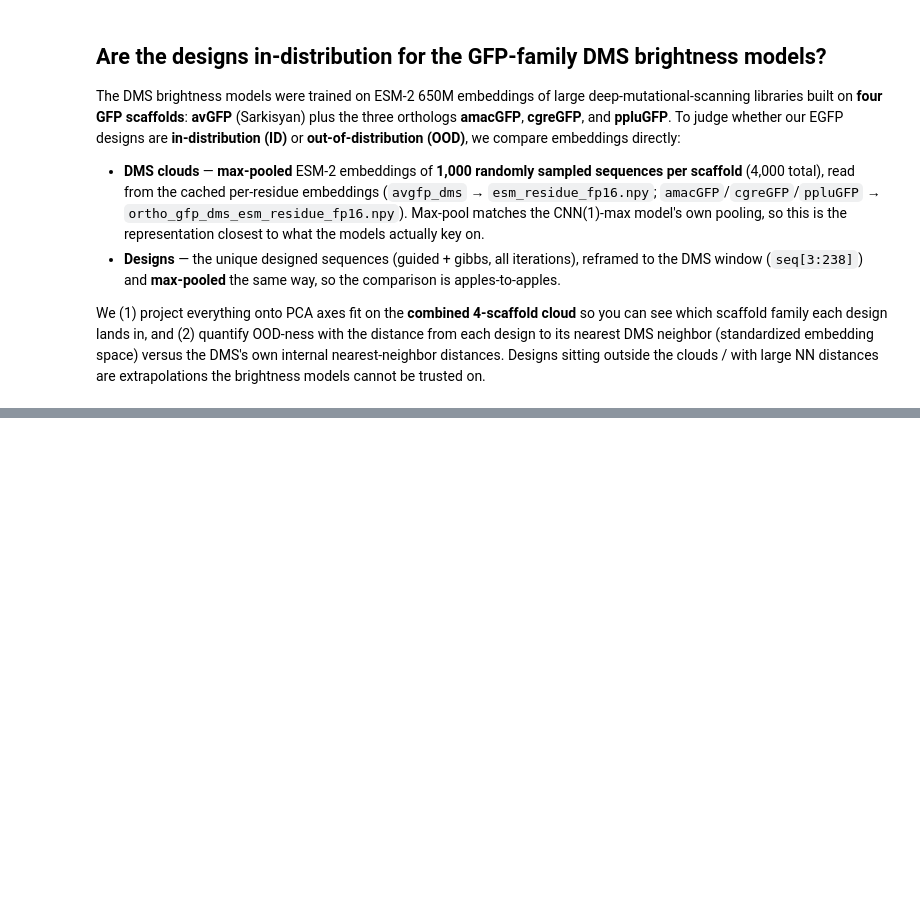
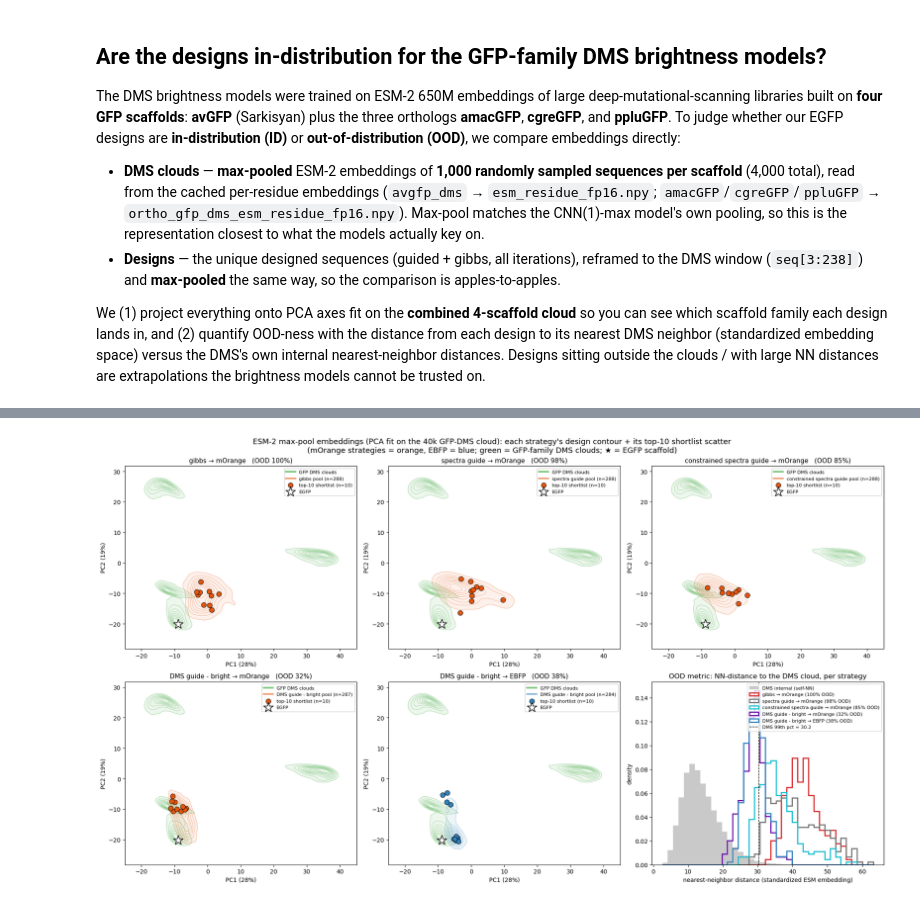
Before and after one commit to Arcadia-Science/FPguide, a Jupyter notebook: design-campaign-EGFP/visualize_campaign.ipynb, the cells around one changed output, grey strips where cells are left out. Drawn from its saved outputs; the diff is of its cells as text; code cells hidden in the pictures; blank space fills up the shorter version.

```diff
--- a/design-campaign-EGFP/visualize_campaign.ipynb
+++ b/design-campaign-EGFP/visualize_campaign.ipynb
@@ -633,0 +489,77 @@ saved figures/campaign_dms_ood_4scaffold.png
+# %%
+# ---- Per-strategy in-distribution panels (6 plots in one 2x3 figure):
+#      panels 1-5 = one strategy each -> the 4 GFP-DMS clouds (green KDE) as shared background + that
+#      strategy's FULL design pool as a KDE contour + its TOP-10 shortlist designs as a scatter, all
+#      coloured by TARGET (mOrange = orange, EBFP = blue). panel 6 = the OOD metric: nearest-neighbour
+#      distance distribution for EACH strategy (distinct colours so the 5 are distinguishable) vs the
+#      DMS internal self-NN. Reuses P_dms, P_fp, P_egfp, scaf_lab, SCAFFOLDS, SCAF_COLORS, kde_contours,
+#      mu, sd, pca, nn, p99, d_dms, max_embed, GIBBS, DESIGNS, FIGDIR from the cells above.
+CAMP = DESIGNS.parent.parent
+SL = CAMP / "shortlists"
+ORANGE, BLUE = "#e6550d", "#3182bd"
+B60 = CAMP / "brightness-guided" / "guided_design" / "designs_lam-bright60_lam-edit10"
+CONS = CAMP / "guided-design-constraint" / "designs_lam-edit10"
+CASES = [   # (label, target, full-pool csv, shortlist xlsx, target-colour, hist-colour)
+    ("gibbs",                     "mOrange", GIBBS / "design_EGFP.csv",          "shortlist_mOrange_gibbs.xlsx",                      ORANGE, "#d62728"),
+    ("spectra guide",             "mOrange", DESIGNS / "design_EGFP-mOrange.csv", "shortlist_mOrange_spectra-guide.xlsx",             ORANGE, "0.45"),
+    ("constrained spectra guide", "mOrange", CONS / "design_EGFP-mOrange.csv",    "shortlist_mOrange_constrained-spectra-guide.xlsx", ORANGE, "#17becf"),
+    ("DMS guide - bright",        "mOrange", B60 / "design_EGFP-mOrange.csv",     "shortlist_mOrange_DMS-guide.xlsx",                 ORANGE, "#6a0dad"),
+    ("DMS guide - bright",        "EBFP",    B60 / "design_EGFP-EBFP.csv",        "shortlist_EBFP_DMS-guide.xlsx",                    BLUE,   "#3182bd"),
+]
+
+def _pool_embed(csv):
+    d = pd.read_csv(csv); d = d[d["round"] >= 1].drop_duplicates("designed_seq").copy()
+    Zx = (max_embed(d["designed_seq"].str[3:238].tolist()) - mu) / sd
+    return d, pca.transform(Zx), nn.kneighbors(Zx)[0].ravel()
+
+cases = []
+for label, tgt, csv, slf, tcol, hcol in CASES:
+    d, P, dist = _pool_embed(csv)
+    sl = pd.read_excel(SL / slf); sl = sl[sl["role"] == "design"]
+    top = d["designed_seq"].isin(set(sl["aa_sequence"])).to_numpy()   # locate the shortlist within the pool
+    cases.append(dict(label=label, tgt=tgt, tcol=tcol, hcol=hcol, d=d, P=P, dist=dist,
+                      Ptop=P[top], ood=float((dist > p99).mean())))
+    print(f"{label:26} ({tgt}) pool n={len(d):3d} | top-10 located {int(top.sum())} | "
+          f"NN-dist med {np.median(dist):.1f} | OOD(>{p99:.1f}) {(dist > p99).mean():.0%}")
+
+# zoom shared across the 5 PCA panels (DMS + all design pools + EGFP)
+_focus = np.vstack([P_dms, P_egfp] + [c["P"] for c in cases])
+xmn, xmx = _focus[:, 0].min(), _focus[:, 0].max(); ymn, ymx = _focus[:, 1].min(), _focus[:, 1].max()
+xpad = (xmx - xmn) * 0.08; ypad = (ymx - ymn) * 0.08
+
+fig, axes = plt.subplots(2, 3, figsize=(19, 11)); axes = axes.ravel()
+for ax, c in zip(axes[:5], cases):
+    for s in SCAFFOLDS:                                       # shared green DMS background
+        kde_contours(ax, P_dms[scaf_lab == s], SCAF_COLORS[s])
+    ax.plot([], [], color="#2ca02c", lw=3, alpha=0.6, label="GFP DMS clouds")
+    kde_contours(ax, c["P"], c["tcol"], label=f"{c['label']} pool (n={len(c['d'])})", zorder=3)
+    ax.scatter(c["Ptop"][:, 0], c["Ptop"][:, 1], s=70, c=c["tcol"], edgecolor="k", linewidth=0.7,
+               zorder=5, label=f"top-10 shortlist (n={len(c['Ptop'])})")
+    ax.scatter(*P_egfp[0], marker="*", s=300, c="w", edgecolor="k", linewidth=1.1, zorder=6, label="EGFP")
+    ax.set_title(f"{c['label']} \u2192 {c['tgt']}   (OOD {c['ood']:.0%})", fontsize=11)
+    ax.set_xlim(xmn - xpad, xmx + xpad); ax.set_ylim(ymn - ypad, ymx + ypad)
+    ax.set_xlabel(f"PC1 ({pca.explained_variance_ratio_[0]*100:.0f}%)")
+    ax.set_ylabel(f"PC2 ({pca.explained_variance_ratio_[1]*100:.0f}%)")
+    ax.legend(fontsize=8, loc="best", framealpha=0.9)
+
+# panel 6: NN-distance distribution for EACH strategy (distinct colours) vs DMS internal
+axH = axes[5]
+bins = np.linspace(min(d_dms.min(), *[c["dist"].min() for c in cases]),
+                   max(d_dms.max(), *[c["dist"].max() for c in cases]), 40)
+axH.hist(d_dms, bins=bins, density=True, color="0.7", alpha=0.7, label="DMS internal (self-NN)")
+for c in cases:
+    axH.hist(c["dist"], bins=bins, density=True, histtype="step", lw=2.0, color=c["hcol"],
+             label=f"{c['label']} \u2192 {c['tgt']} ({c['ood']:.0%} OOD)")
+axH.axvline(p99, ls="--", color="k", lw=1, label=f"DMS 99th pct = {p99:.1f}")
+axH.set_xlabel("nearest-neighbor distance (standardized ESM embedding)")
+axH.set_ylabel("density"); axH.set_title("OOD metric: NN-distance to the DMS cloud, per strategy")
+axH.legend(fontsize=8)
+
+fig.suptitle("ESM-2 max-pool embeddings (PCA fit on the 40k GFP-DMS cloud): each strategy's design "
+             "contour + its top-10 shortlist scatter\n(mOrange strategies = orange, EBFP = blue; "
+             "green = GFP-family DMS clouds; \u2605 = EGFP scaffold)", fontsize=13)
+plt.tight_layout()
+fig.savefig(FIGDIR / "campaign_ood_per_strategy.png", dpi=130, bbox_inches="tight")
+print("saved", FIGDIR / "campaign_ood_per_strategy.png")
+plt.show()
+# %% [output]
@@ -633,0 +572 @@ saved figures/campaign_dms_ood_4scaffold.png
+[figure, added]
```
Also changed, not shown: parts of 23 cells of this notebook, 59 other files.
